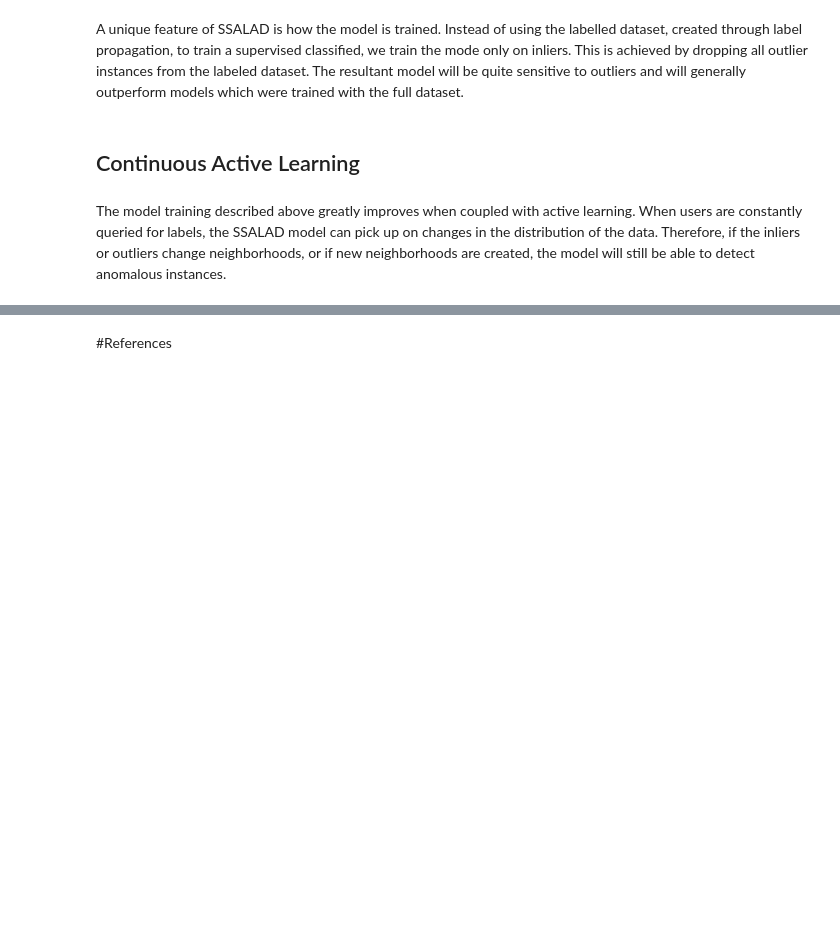
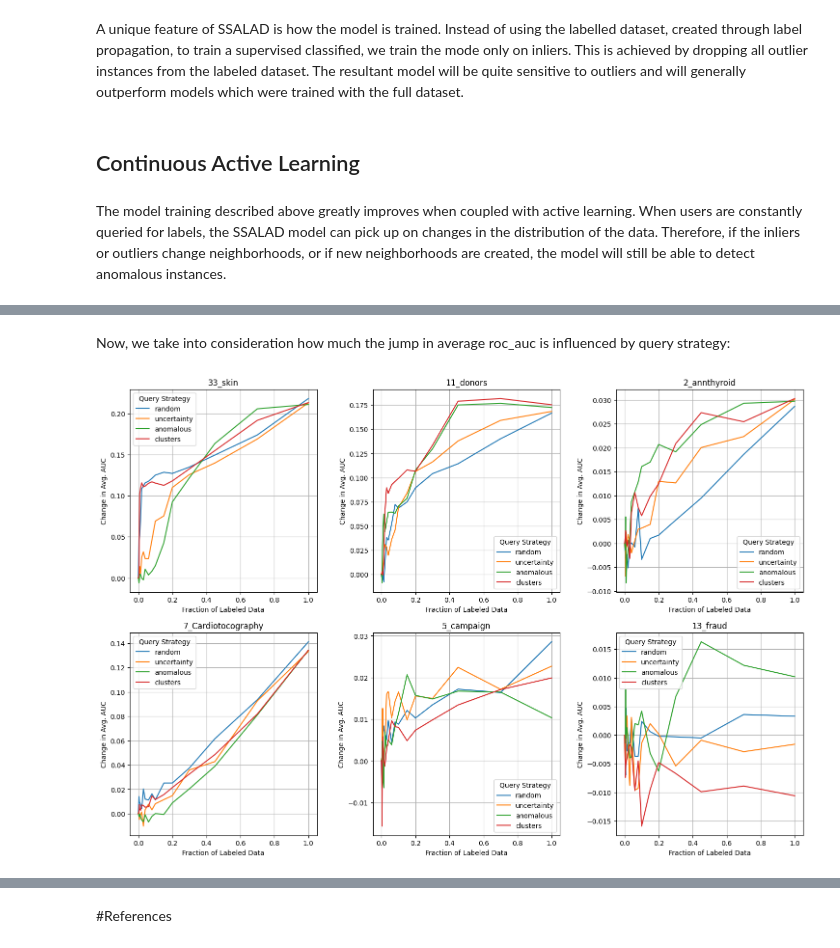
Before and after one commit to Vinylango25/Active-Semi-Supervised-Learning-SSALAD-Project-, a Jupyter notebook: jupyter/SSALAD_Paper.ipynb, the cells around one changed output, grey strips where cells are left out. Cells and saved outputs as stored; diff of their text form; code cells hidden in the pictures; blank space fills up the shorter version.

```diff
--- a/jupyter/SSALAD_Paper.ipynb
+++ b/jupyter/SSALAD_Paper.ipynb
@@ -74,0 +498,6 @@ The model training described above greatly improves when coupled with active lea
+# %% [markdown]
+Now, we take into consideration how much the jump in average roc_auc is influenced by query strategy:
+# %%
+plot_roc_auc_change_by_query_strategy(results)
+# %% [output]
+[figure, added]
```
Also changed, not shown: parts of 41 cells of this notebook, 1 other file.
